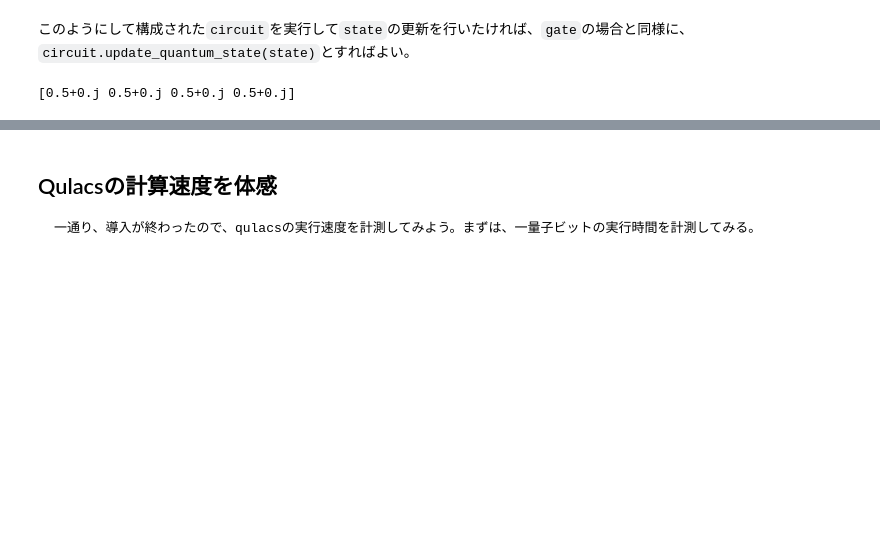
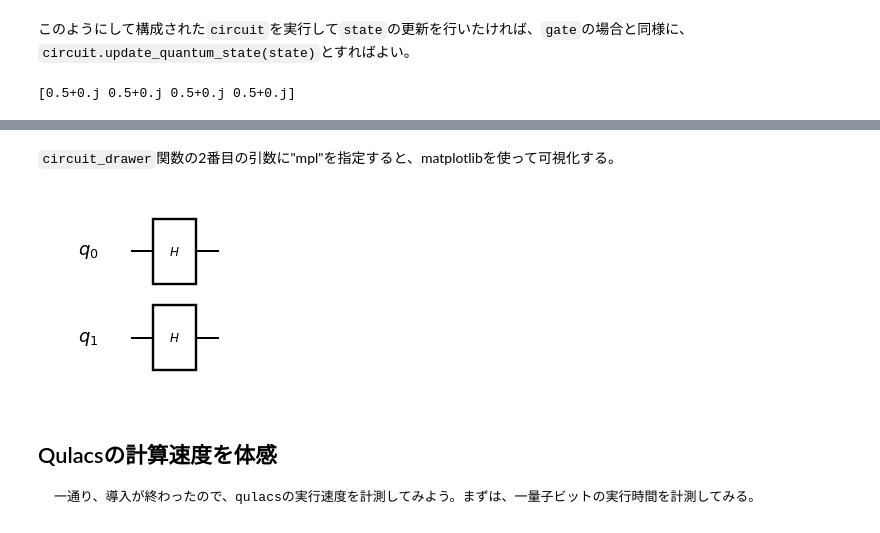
Before and after one commit to Qulacs-Osaka/quantum_software_handson, a Jupyter notebook: doc/source/notebooks/01_how_to_use_qulacs.ipynb, the cells around one changed output, grey strips where cells are left out. Saved outputs shown, nothing was run; the diff lists cells and outputs as text; code cells hidden in the pictures; blank space fills up the shorter version.

Commit message:
qulacsのcircuit_drawerの使い方を追加 #44

```diff
--- a/doc/source/notebooks/01_how_to_use_qulacs.ipynb
+++ b/doc/source/notebooks/01_how_to_use_qulacs.ipynb
@@ -370,3 +388,9 @@ print(state.get_vector())
+# %% [markdown]
+`circuit_drawer`関数の2番目の引数に"mpl"を指定すると、matplotlibを使って可視化する。
+# %%
+circuit_drawer(circuit, "mpl")
+# %% [output]
+[figure, added]
 # %% [markdown]
 ## Qulacsの計算速度を体感
     一通り、導入が終わったので、qulacsの実行速度を計測してみよう。まずは、一量子ビットの実行時間を計測してみる。
```
Also changed, not shown: parts of 9 cells of this notebook.
